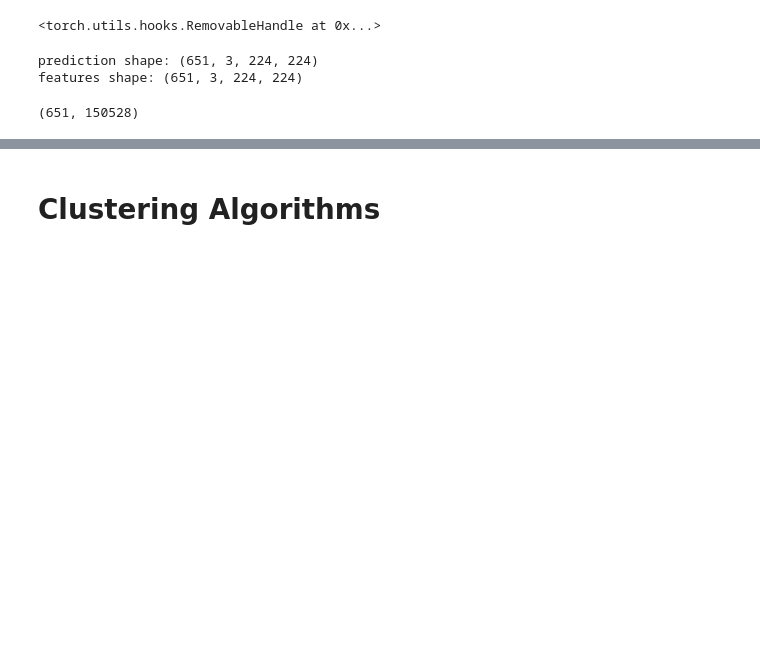
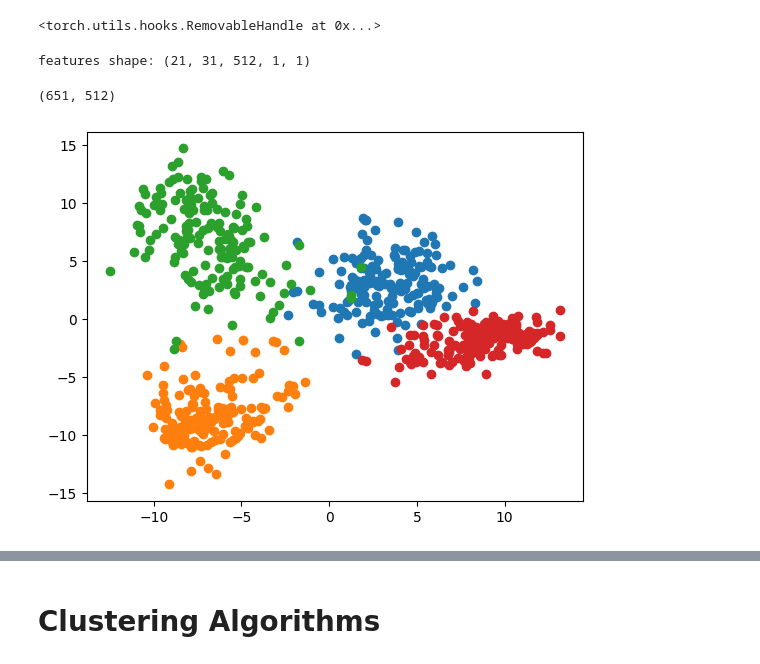
Before and after one commit to million-haileyesus/Data_Mining_I, a Jupyter notebook: DM_Assignment4/programming assignment 4.ipynb, the cells around one changed output, grey strips where cells are left out. Cells and saved outputs as stored; diff of their text form; code cells hidden in the pictures; blank space fills up the shorter version.

```diff
--- a/DM_Assignment4/programming assignment 4.ipynb
+++ b/DM_Assignment4/programming assignment 4.ipynb
@@ -155,18 +170,15 @@ for i, image in enumerate(image_classes):
         features.append(FEATS['feats'].cpu().numpy())
 # %%
-prediction = np.concatenate(prediction)
-features = np.concatenate(features)
+features = np.array(features)
 
-print("prediction shape:", prediction.shape)
 print("features shape:", features.shape)
 # %% [output]
-prediction shape: (651, 3, 224, 224)
-features shape: (651, 3, 224, 224)
+features shape: (21, 31, 512, 1, 1)
-# %%
-features = features.reshape((651, -1))
-features.shape
-# %% [output]
-(651, 150528)
+# %%
+features = features.reshape((651, -1))
+features.shape
+# %% [output]
+(651, 512)
 # %%
 def dimensionality_reduction():
     pca = PCA(n_components = 2)
@@ -180,3 +190,7 @@ def dimensionality_reduction():
     plt.show()
 
     return transformed_data
+# %%
+X = dimensionality_reduction()
+# %% [output]
+[figure, added]
```
Also changed, not shown: parts of 16 cells of this notebook.
